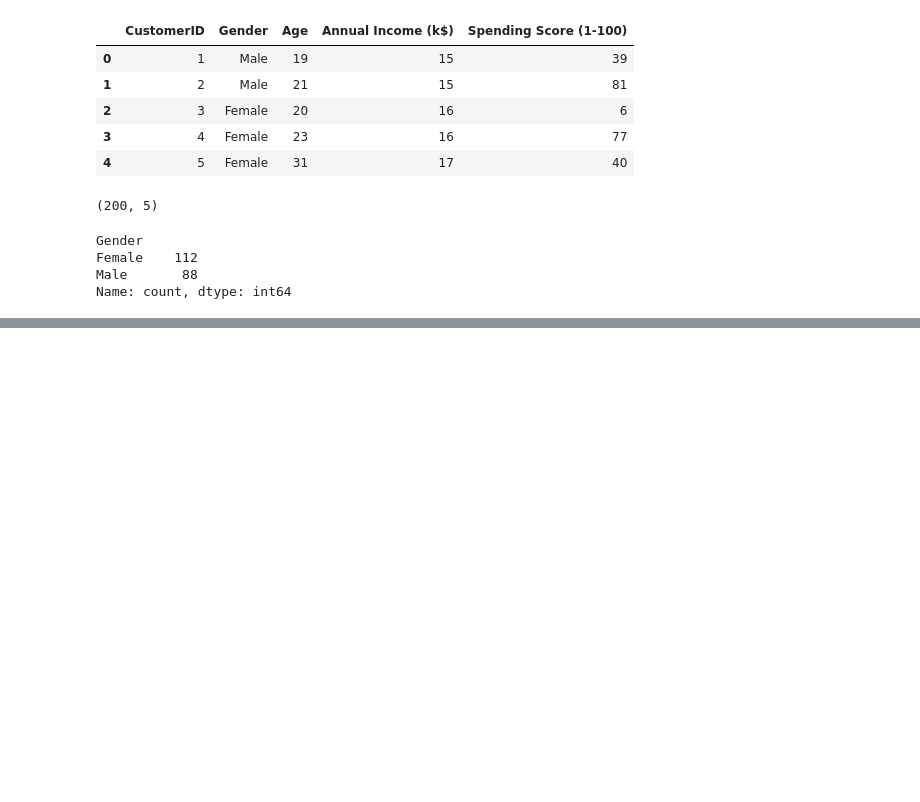
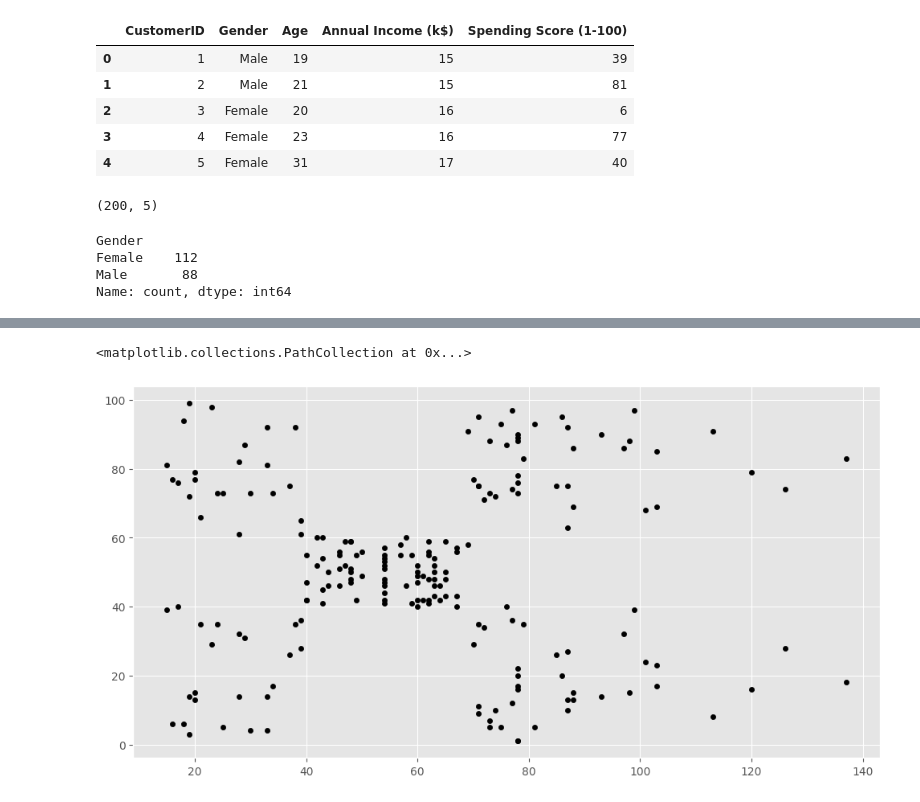
Before and after one commit to samwanyua/Python-Machine-Learning-Tutorial, a Jupyter notebook: Python_for_data_science/clustering.ipynb, the cells around one changed output, grey strips where cells are left out. Cells and saved outputs as stored; diff of their text form; code cells hidden in the pictures; blank space fills up the shorter version.

```diff
--- a/Python_for_data_science/clustering.ipynb
+++ b/Python_for_data_science/clustering.ipynb
@@ -167,3 +167,10 @@ Gender
 Female    112
 Male       88
 Name: count, dtype: int64
+# %%
+# Visualization
+f1 = data['Annual Income (k$)'].values
+f2 = data['Spending Score (1-100)'].values
+
+for key in data.keys():
+    print(key)
@@ -169,0 +204,5 @@ Name: count, dtype: int64
+# %%
+plt.scatter(f1,f2, c='black', s=20)
+# %% [output]
+<matplotlib.collections.PathCollection at 0x...>
+[figure, added]
```
Also changed, not shown: parts of 2 cells of this notebook.
